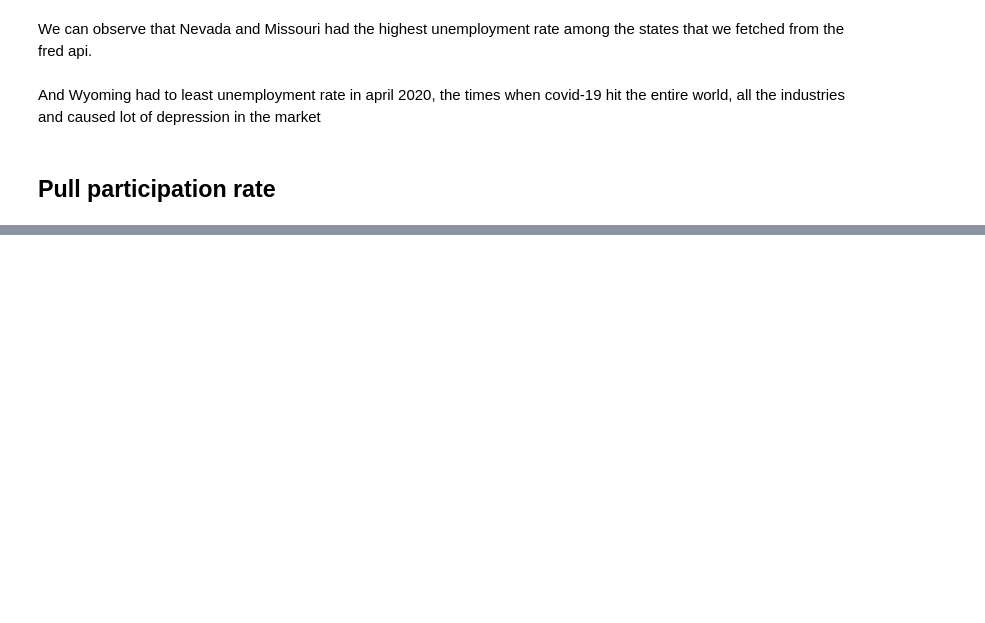
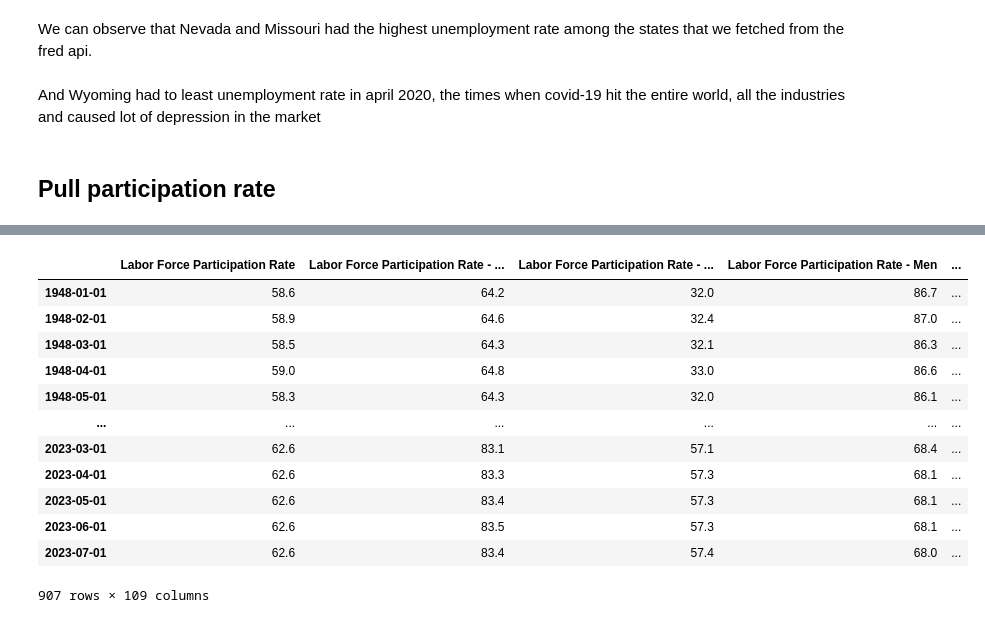
Before and after one commit to dhruvbhavsar0612/exploratory-data-analysis, a Jupyter notebook: econData.ipynb, the cells around one changed output, grey strips where cells are left out. Saved outputs shown, nothing was run; the diff lists cells and outputs as text; code cells hidden in the pictures; blank space fills up the shorter version.

```diff
--- a/econData.ipynb
+++ b/econData.ipynb
@@ -265,0 +251,2 @@ part_df
+# %%
+id_to_state = part_df['title'].str.replace('Labor Force Participation Rate for ', '').to_dict()
@@ -265,0 +255,26 @@ part_df
+# %%
+all_results = []
+
+for myid in part_df.index:
+  results = fredObject.get_series(myid)
+  results  = results.to_frame(name=myid)
+  all_results.append(results)
+part_states = pd.concat(all_results, axis=1)
+# %%
+part_states.columns = [id_to_state[c] for c in part_states.columns]
+# %%
+part_states
+# %% [output]
+|  | Labor Force Participation Rate | Labor Force Participation Rate - ... | Labor Force Participation Rate - ... | Labor Force Participation Rate - Men | ... |
+| 1948-01-01 | 58.6 | 64.2 | 32.0 | 86.7 | ... |
+| 1948-02-01 | 58.9 | 64.6 | 32.4 | 87.0 | ... |
+| 1948-03-01 | 58.5 | 64.3 | 32.1 | 86.3 | ... |
+| 1948-04-01 | 59.0 | 64.8 | 33.0 | 86.6 | ... |
+| 1948-05-01 | 58.3 | 64.3 | 32.0 | 86.1 | ... |
+| ... | ... | ... | ... | ... | ... |
+| 2023-03-01 | 62.6 | 83.1 | 57.1 | 68.4 | ... |
+| 2023-04-01 | 62.6 | 83.3 | 57.3 | 68.1 | ... |
+| 2023-05-01 | 62.6 | 83.4 | 57.3 | 68.1 | ... |
+| 2023-06-01 | 62.6 | 83.5 | 57.3 | 68.1 | ... |
+| 2023-07-01 | 62.6 | 83.4 | 57.4 | 68.0 | ... |
+907 rows × 109 columns
```
Also changed, not shown: parts of 2 cells of this notebook.
